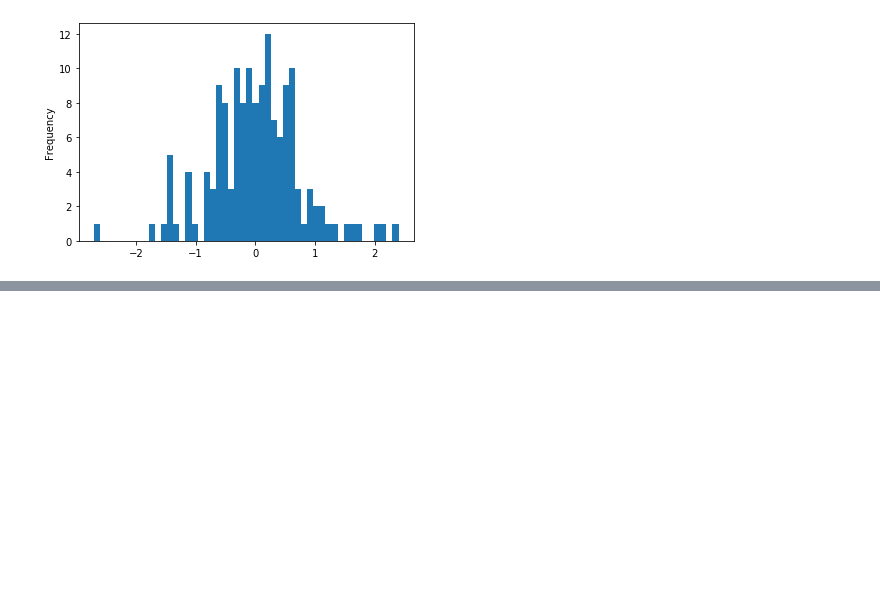
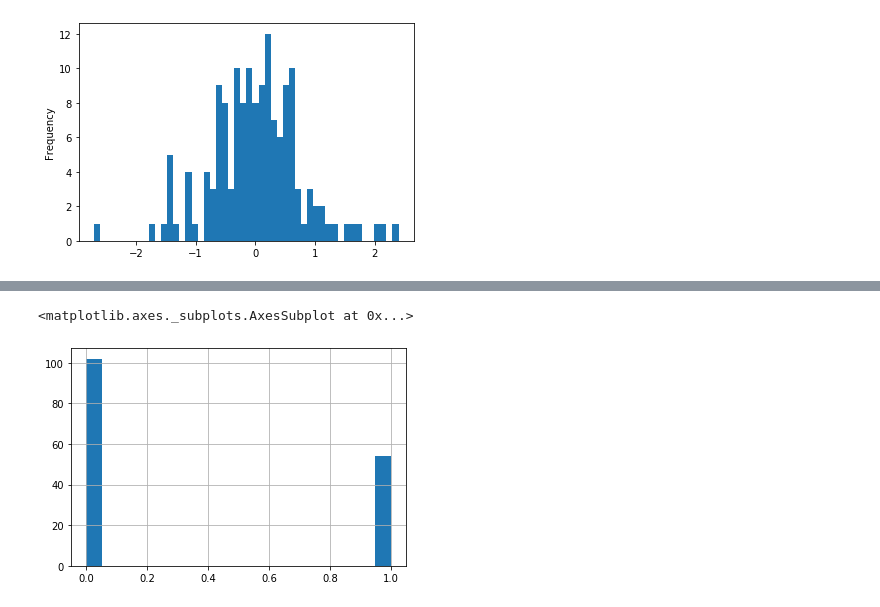
Before and after one commit to KrishnaDesai16/ML-DL, a Jupyter notebook: python/Visualization/visual1.ipynb, the cells around one changed output, grey strips where cells are left out. Saved outputs shown, nothing was run; the diff lists cells and outputs as text; code cells hidden in the pictures; blank space fills up the shorter version.

```diff
--- a/python/Visualization/visual1.ipynb
+++ b/python/Visualization/visual1.ipynb
@@ -152,0 +168,5 @@ df['sepal_length'].diff().plot(kind='hist',stacked=True,bins=50)
+# %%
+data['Survived'].hist(bins=20)
+# %% [output]
+<matplotlib.axes._subplots.AxesSubplot at 0x...>
+[figure, added]
```
Also changed, not shown: parts of 22 cells of this notebook.
